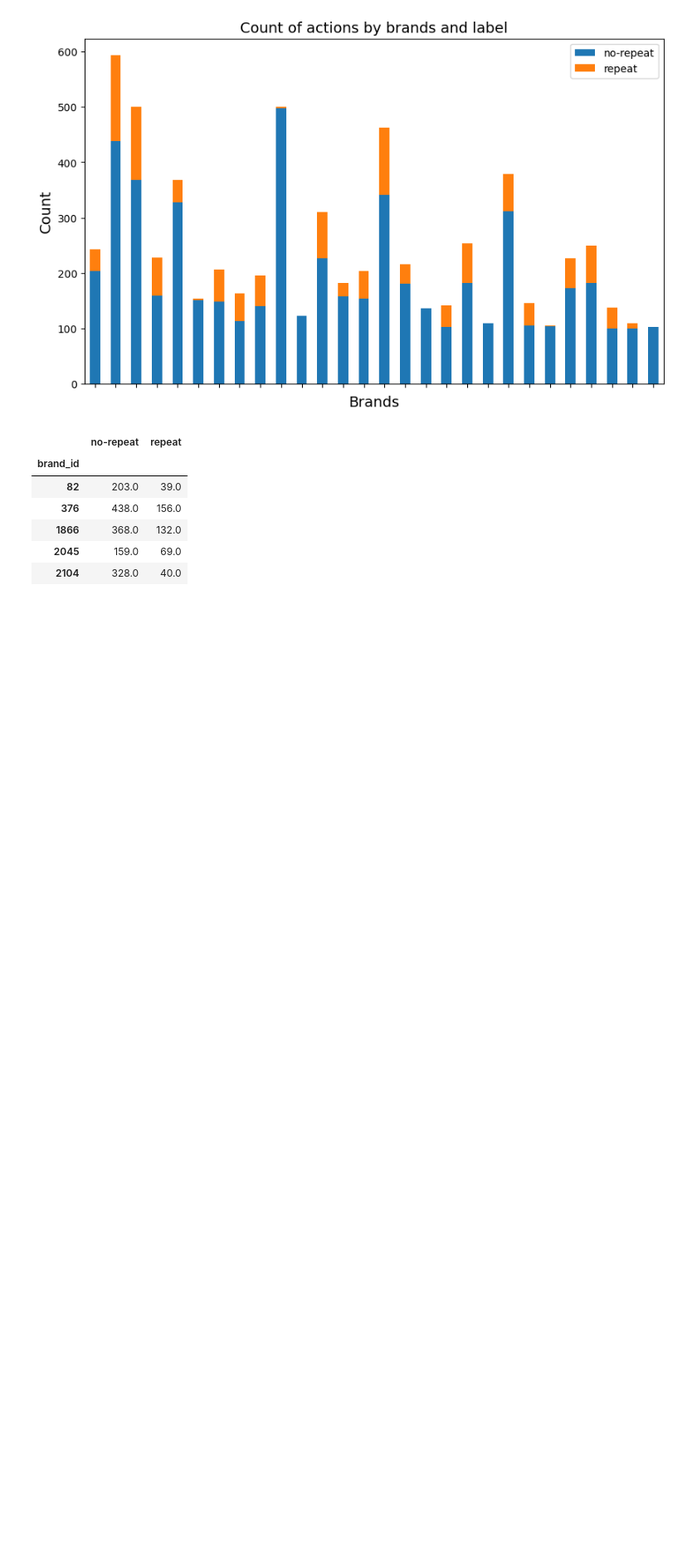
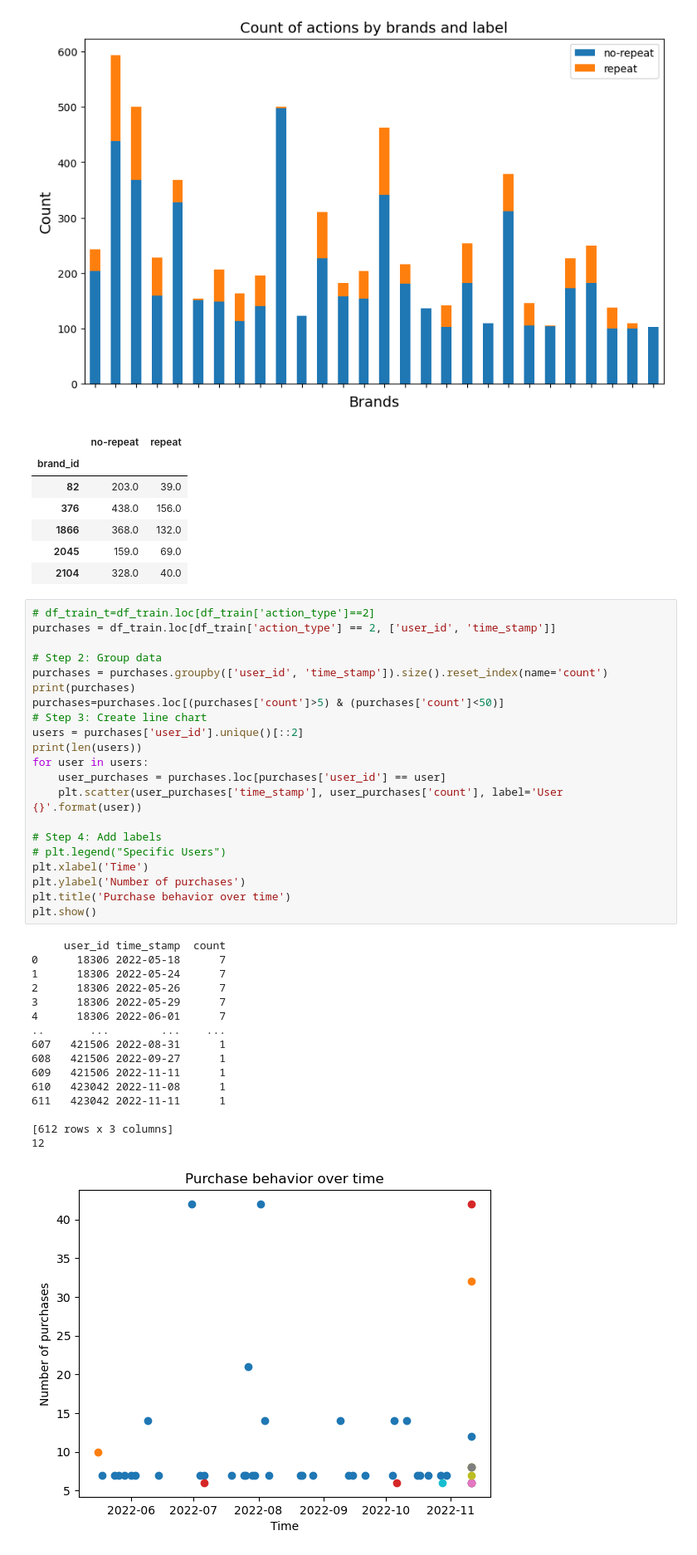
Before and after one commit to pratikjadhav2726/Group7-CECS550, a Jupyter notebook: EDA/EDA.ipynb, the cells around one changed output. Shown at 83% size. Cells and saved outputs as stored; diff of their text form; blank space fills up the shorter version.

```diff
--- a/EDA/EDA.ipynb
+++ b/EDA/EDA.ipynb
@@ -228,3 +228,41 @@ brand_id
 | 1866 | 368.0 | 132.0 |
 | 2045 | 159.0 | 69.0 |
 | 2104 | 328.0 | 40.0 |
+# %%
+# df_train_t=df_train.loc[df_train['action_type']==2]
+purchases = df_train.loc[df_train['action_type'] == 2, ['user_id', 'time_stamp']]
+
+# Step 2: Group data
+purchases = purchases.groupby(['user_id', 'time_stamp']).size().reset_index(name='count')
+print(purchases)
+purchases=purchases.loc[(purchases['count']>5) & (purchases['count']<50)]
+# Step 3: Create line chart
+users = purchases['user_id'].unique()[::2]
+print(len(users))
+for user in users:
+    user_purchases = purchases.loc[purchases['user_id'] == user]
+    plt.scatter(user_purchases['time_stamp'], user_purchases['count'], label='User {}'.format(user))
+
+# Step 4: Add labels
+# plt.legend("Specific Users")
+plt.xlabel('Time')
+plt.ylabel('Number of purchases')
+plt.title('Purchase behavior over time')
+plt.show()
+# %% [output]
+     user_id time_stamp  count
+0      18306 2022-05-18      7
+1      18306 2022-05-24      7
+2      18306 2022-05-26      7
+3      18306 2022-05-29      7
+4      18306 2022-06-01      7
+..       ...        ...    ...
+607   421506 2022-08-31      1
+608   421506 2022-09-27      1
+609   421506 2022-11-11      1
+610   423042 2022-11-08      1
+611   423042 2022-11-11      1
+
+[612 rows x 3 columns]
+12
+[figure, added]
```
Also changed, not shown: 1 other file.
